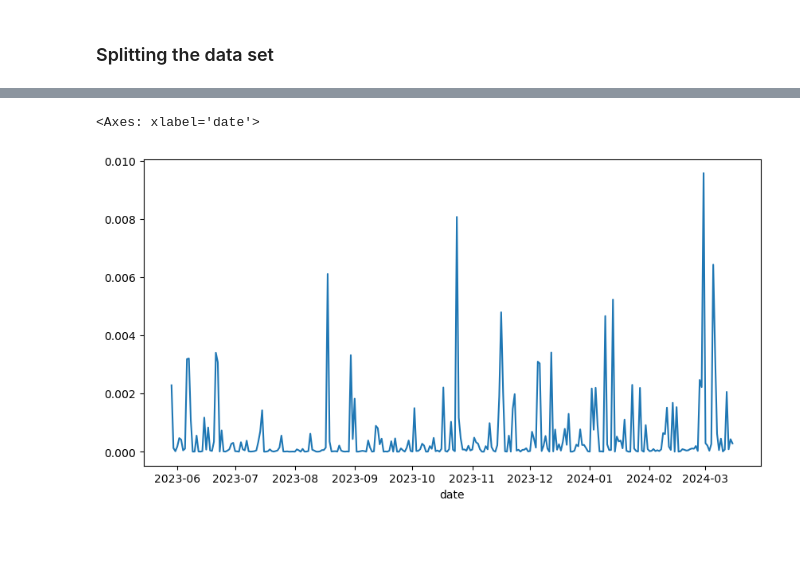
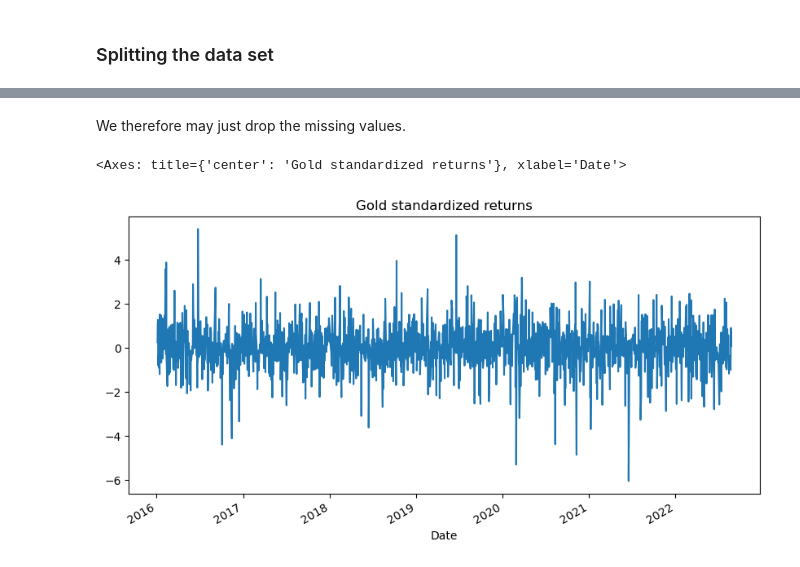
Before and after one commit to dHuberYoumans/time_series_analysis, a Jupyter notebook: time_series.ipynb, the cells around one changed output, grey strips where cells are left out. Cells and saved outputs as stored; diff of their text form; code cells hidden in the pictures; blank space fills up the shorter version.

```diff
--- a/time_series.ipynb
+++ b/time_series.ipynb
@@ -638,0 +638,6 @@ predictions.residual_variance
+# %%
+# DEFINE START (LAST OBSERVATION) AND END DATE
+
+last_obs = gold_ret_train.index[-1] # Last observed date of the training set
+start = gold_ret_test.index[0] # Start date for forcasting
+end = gold_ret_test.index[-1] # End date for forecasting
@@ -638,0 +646,4 @@ predictions.residual_variance
+# %%
+# FITTING A GARCH(1,1) MODEL
+gold_ret_model = arch_model(gold_ret,mean='constant',vol='GARCH',p=1,q=1,dist='normal')
+results = gold_ret_model.fit(last_obs=last_obs,update_freq=5)
@@ -638,0 +697,7 @@ predictions.residual_variance
+# %%
+pred_mu = results.params.iloc[0]
+pred_std = results.conditional_volatility
+gold_std_ret = (gold_ret
+    .sub(pred_mu)
+    .div(pred_std)
+    )
@@ -639,5 +732,9 @@ predictions.residual_variance
+# %% [markdown]
+We therefore may just drop the missing values.
+# %%
+gold_std_ret = gold_std_ret.dropna()
 # %%
-X_train_ret.mul(X_train_ret).plot(figsize=(10,5))
+gold_std_ret.plot(title='Gold standardized returns',figsize=(10,5))
 # %% [output]
-<Axes: xlabel='date'>
+<Axes: title={'center': 'Gold standardized returns'}, xlabel='Date'>
-[figure, old version]
+[figure, new version]
```
Also changed, not shown: parts of 56 cells of this notebook.
